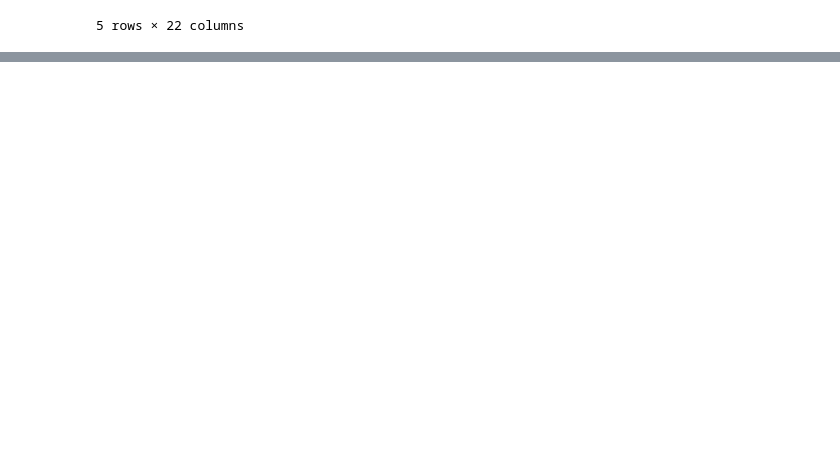
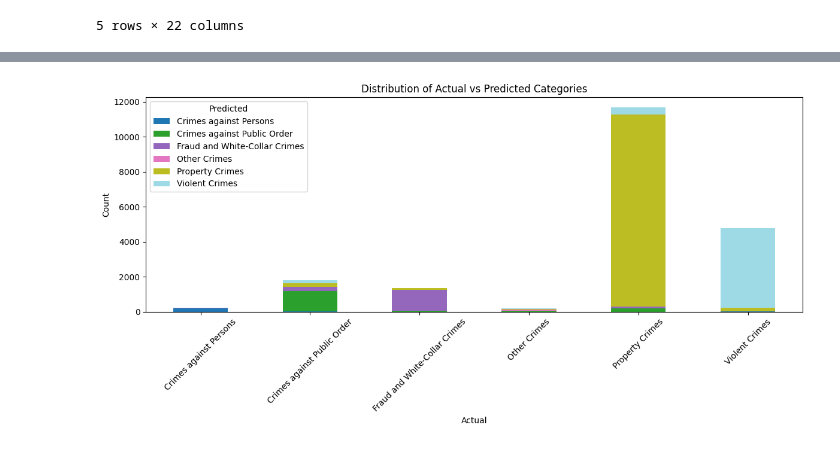
Before and after one commit to mssamoilenko/data_analysis_crime_samoilenko, a Jupyter notebook: data-analysis-crime-samoilenko2.ipynb, the cells around one changed output, grey strips where cells are left out. Saved outputs shown, nothing was run; the diff lists cells and outputs as text; code cells hidden in the pictures; blank space fills up the shorter version.

Commit message:
Kaggle Notebook | data_analysis_crime_samoilenko | Version 14

```diff
--- a/data-analysis-crime-samoilenko2.ipynb
+++ b/data-analysis-crime-samoilenko2.ipynb
@@ -611,0 +648,14 @@ ValueError: Mix of label input types (string and number)
+# %%
+import pandas as pd
+
+comparison_df = pd.DataFrame({'Actual': y_test, 'Predicted': y_pred})
+value_counts = comparison_df.groupby(['Actual', 'Predicted']).size().unstack(fill_value=0)
+
+value_counts.plot(kind='bar', stacked=True, figsize=(12, 6), colormap='tab20')
+plt.title('Distribution of Actual vs Predicted Categories')
+plt.ylabel('Count')
+plt.xticks(rotation=45)
+plt.tight_layout()
+plt.show()
+# %% [output]
+[figure, added]
```
Also changed, not shown: parts of 6 cells of this notebook.
